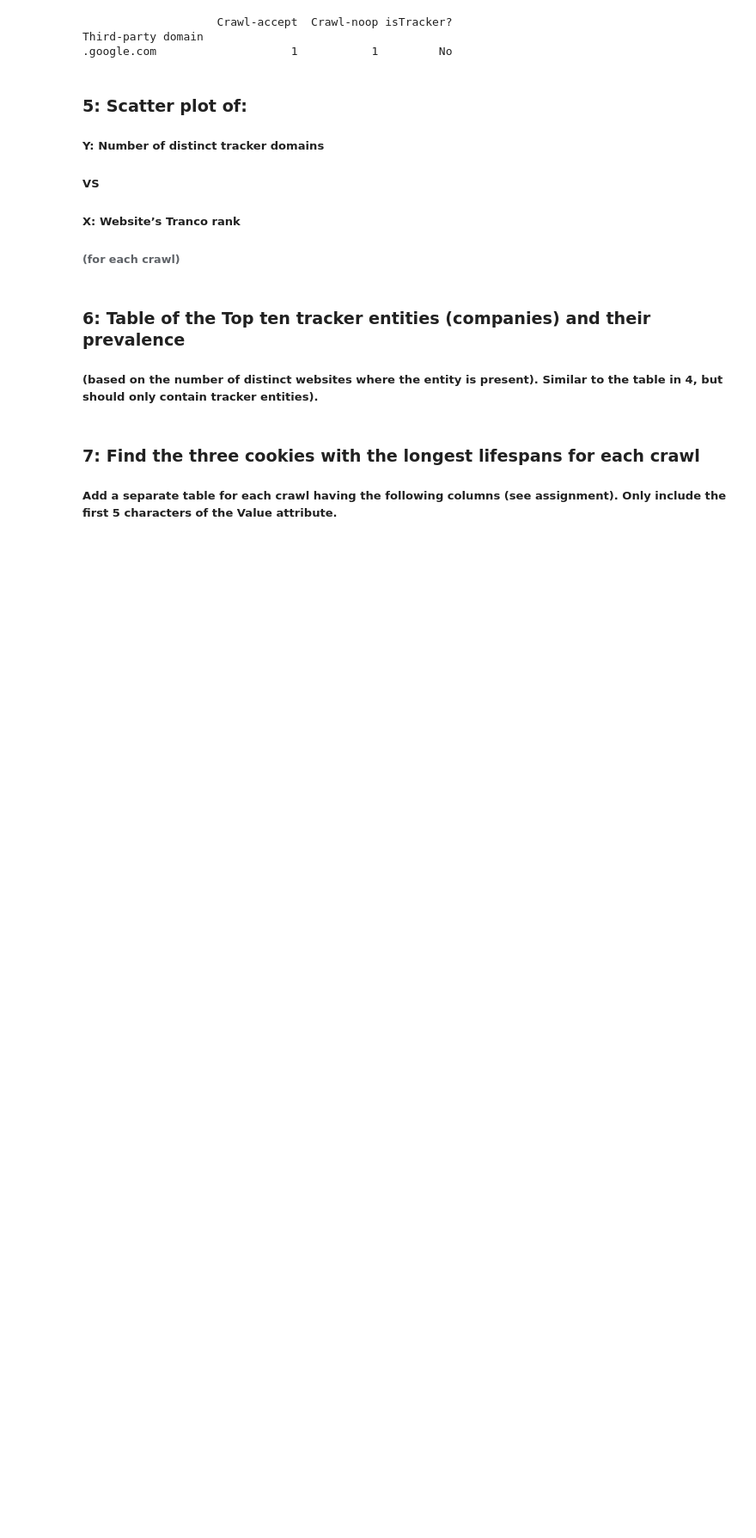
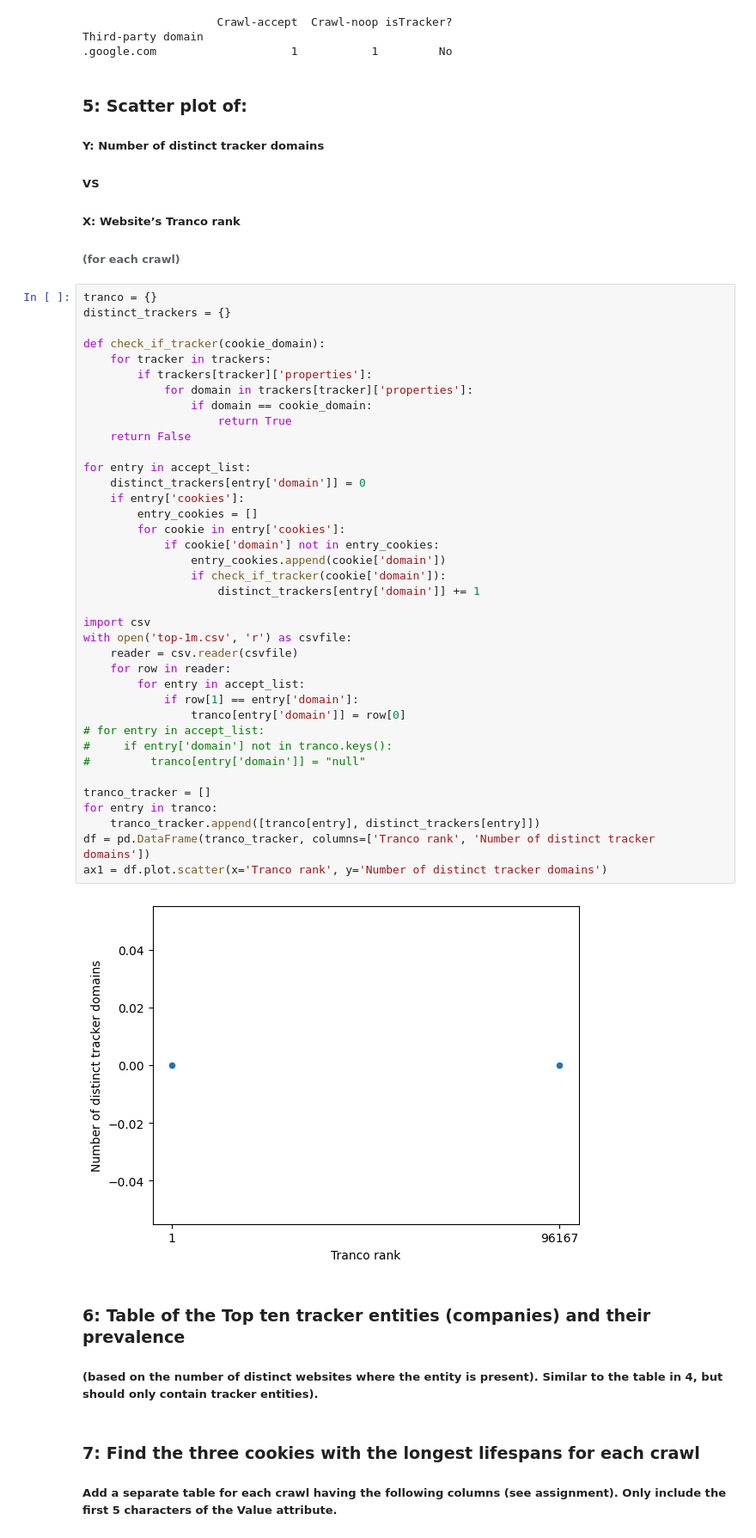
Before and after one commit to Bart73-v/CSA2, a Jupyter notebook: Analysis.ipynb, the cells around one changed output. Shown at 86% size. Cells and saved outputs as stored; diff of their text form; blank space fills up the shorter version.

```diff
--- a/Analysis.ipynb
+++ b/Analysis.ipynb
@@ -253,6 +253,46 @@ Third-party domain
 ##### VS
 ##### X: Website’s Tranco rank
 ###### (for each crawl)
+# %%
+tranco = {}
+distinct_trackers = {}
+
+def check_if_tracker(cookie_domain):
+    for tracker in trackers:
+        if trackers[tracker]['properties']:
+            for domain in trackers[tracker]['properties']:
+                if domain == cookie_domain:
+                    return True
+    return False
+
+for entry in accept_list:
+    distinct_trackers[entry['domain']] = 0
+    if entry['cookies']:
+        entry_cookies = []
+        for cookie in entry['cookies']:
+            if cookie['domain'] not in entry_cookies:
+                entry_cookies.append(cookie['domain'])
+                if check_if_tracker(cookie['domain']):
+                    distinct_trackers[entry['domain']] += 1
+
+import csv
+with open('top-1m.csv', 'r') as csvfile:
+    reader = csv.reader(csvfile)
+    for row in reader:
+        for entry in accept_list:
+            if row[1] == entry['domain']:
+                tranco[entry['domain']] = row[0]
+# for entry in accept_list:
+#     if entry['domain'] not in tranco.keys():
+#         tranco[entry['domain']] = "null"
+
+tranco_tracker = []
+for entry in tranco:
+    tranco_tracker.append([tranco[entry], distinct_trackers[entry]])
+df = pd.DataFrame(tranco_tracker, columns=['Tranco rank', 'Number of distinct tracker domains'])
+ax1 = df.plot.scatter(x='Tranco rank', y='Number of distinct tracker domains')
+# %% [output]
+[figure, added]
 # %% [markdown]
 ### 6: Table of the Top ten tracker entities (companies) and their prevalence
 ##### (based on the number of distinct websites where the entity is present). Similar to the table in 4, but should only contain tracker entities).
```
Also changed, not shown: 1 other file.
